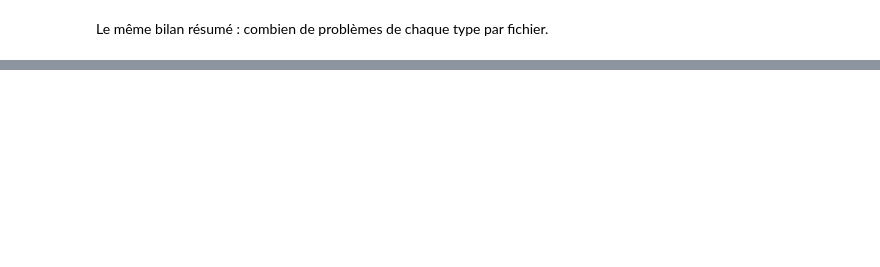
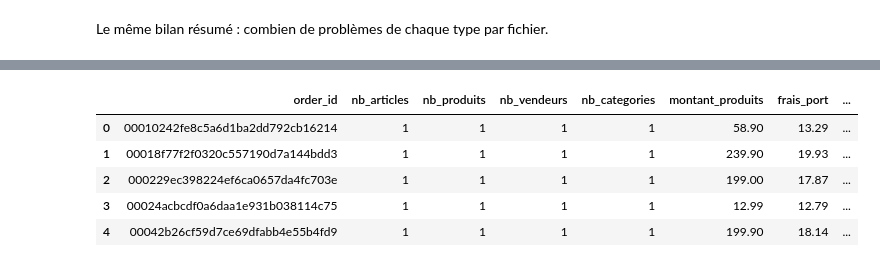
Before and after one commit to RaphaelDM/DataCoreStreaming, a Jupyter notebook: notebooks/01_exploration.ipynb, the cells around one changed output, grey strips where cells are left out. Cells and saved outputs as stored; diff of their text form; code cells hidden in the pictures; blank space fills up the shorter version.

```diff
--- a/notebooks/01_exploration.ipynb
+++ b/notebooks/01_exploration.ipynb
@@ -667,0 +587,10 @@ commandes.head()
+# %%
+articles_par_commande = agregations.articles_par_commande(s["articles"], s["produits"])
+articles_par_commande.head()
+# %% [output]
+|  | order_id | nb_articles | nb_produits | nb_vendeurs | nb_categories | montant_produits | frais_port | ... |
+| 0 | 00010242fe8c5a6d1ba2dd792cb16214 | 1 | 1 | 1 | 1 | 58.90 | 13.29 | ... |
+| 1 | 00018f77f2f0320c557190d7a144bdd3 | 1 | 1 | 1 | 1 | 239.90 | 19.93 | ... |
+| 2 | 000229ec398224ef6ca0657da4fc703e | 1 | 1 | 1 | 1 | 199.00 | 17.87 | ... |
+| 3 | 00024acbcdf0a6daa1e931b038114c75 | 1 | 1 | 1 | 1 | 12.99 | 12.79 | ... |
+| 4 | 00042b26cf59d7ce69dfabb4e55b4fd9 | 1 | 1 | 1 | 1 | 199.90 | 18.14 | ... |
```
Also changed, not shown: parts of 48 cells of this notebook, 10 other files.
